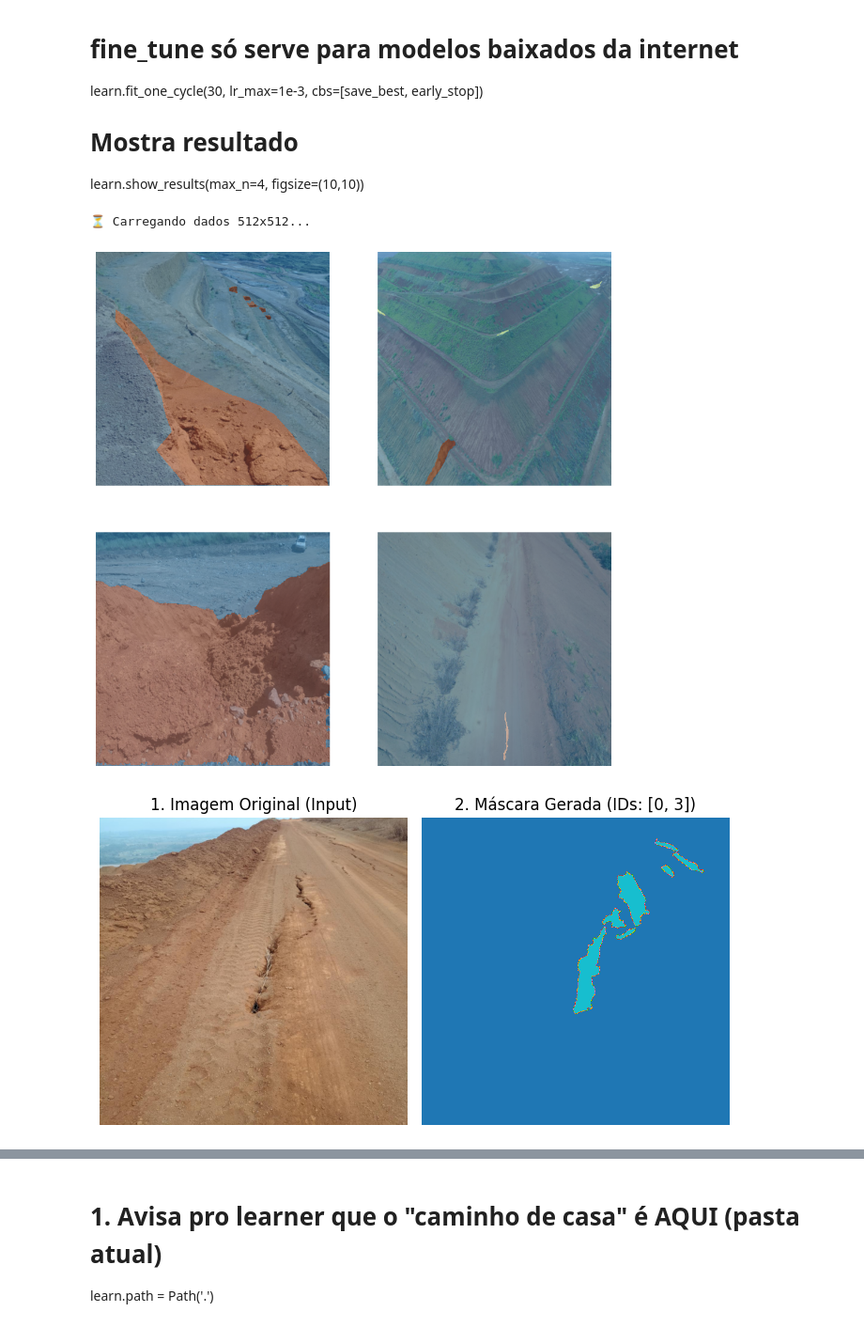
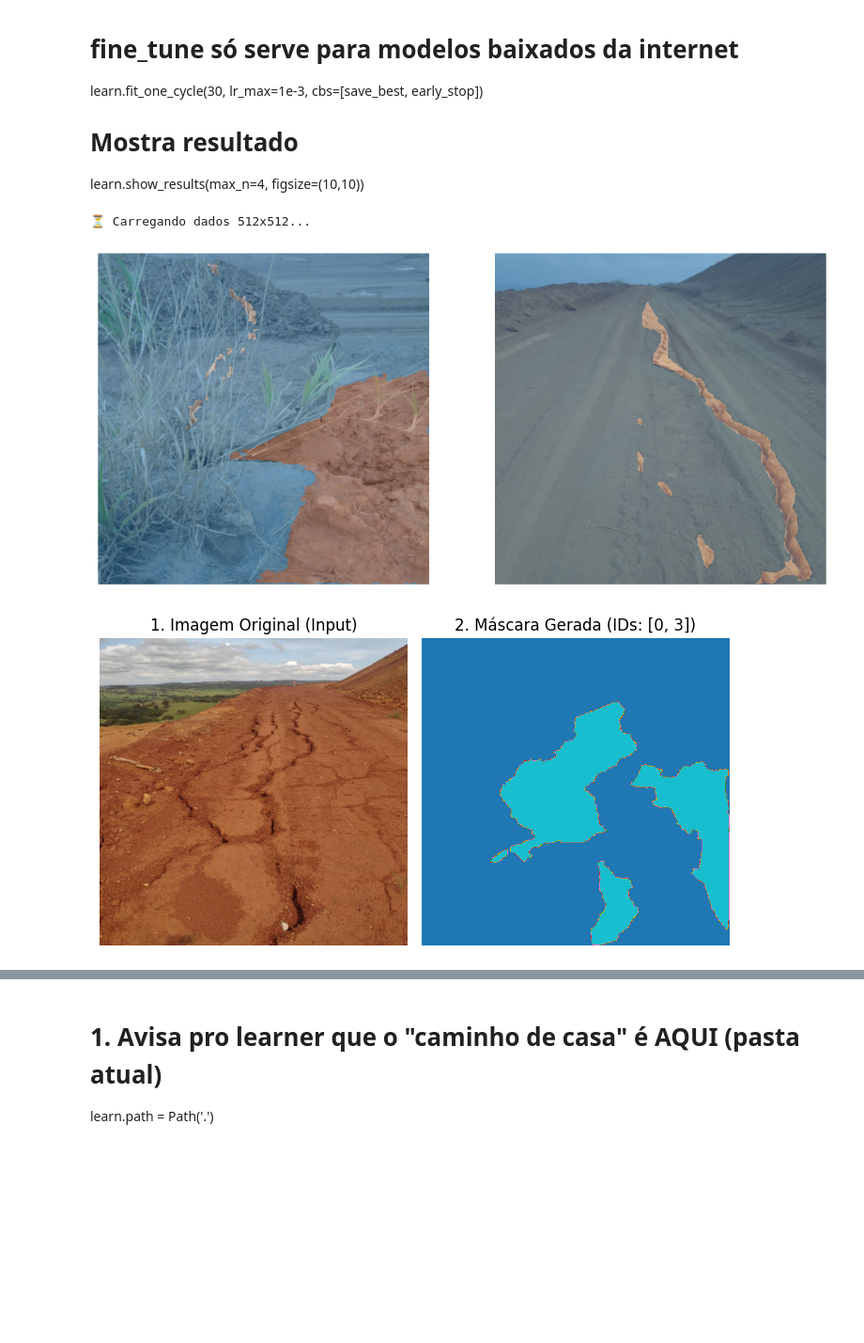
Before and after one commit to wmpjrufg/geoeyeai, a Jupyter notebook: test copy.ipynb, the cells around one changed output, grey strips where cells are left out. Shown at 94% size. Cells and saved outputs as stored; diff of their text form; code cells hidden in the pictures; blank space fills up the shorter version.

```diff
--- a/test copy.ipynb
+++ b/test copy.ipynb
@@ -281,35 +281,35 @@ def get_y_fn(x):
 
 # ==============================================================================
 # 3. MÉTRICAS (PADRÃO PARA ARTIGOS)
 # ==============================================================================
 def pixel_accuracy(inp, targ):
     # Acurácia simples pixel a pixel
     targ = targ.squeeze(1)
     return (inp.argmax(dim=1) == targ).float().mean()
 
 # ==============================================================================
 # 4. PREPARAÇÃO DOS DADOS (DATALOADERS)
 # ==============================================================================
 dblock = DataBlock(
                         blocks=(ImageBlock, MaskBlock(codes=meus_codes)),
                         get_items=get_image_files,
                         get_y=get_y_fn,
                         splitter=RandomSplitter(valid_pct=0.3, seed=42),
                         item_tfms=[Resize(TAMANHO_IMG, method='squish', resamples=(PIL.Image.BILINEAR, PIL.Image.NEAREST))],
                         batch_tfms=[Normalize.from_stats(*imagenet_stats)]
                     )
 
 
 print(f"⏳ Carregando dados {TAMANHO_IMG}x{TAMANHO_IMG}...")
 # Batch Size (bs=2) é o recomendado para 1024px em 12GB de VRAM.
 # num_workers=0 evita estouro de RAM do sistema no carregamento.
-dls = dblock.dataloaders(path / 'trainn', bs=4, num_workers=0)
+dls = dblock.dataloaders(path / 'trainn', bs=2, num_workers=0)
 
 # Mostra um lote de exemplo
 dls.show_batch(max_n=4, vmin=0, vmax=4, figsize=(12, 12))
 # %% [output]
 ⏳ Carregando dados 512x512...
-[figure, old version]
+[figure, new version]
 # %%
 import matplotlib.pyplot as plt
 
@@ -334,7 +334,7 @@ ax[1].axis('off')
 plt.tight_layout()
 plt.show()
 # %% [output]
-[figure, old version]
+[figure, new version]
 # %%
 # ==============================================================================
 # 5. TREINAMENTO DO MODELO
```
Also changed, not shown: parts of 2 cells of this notebook, 2 other files.
